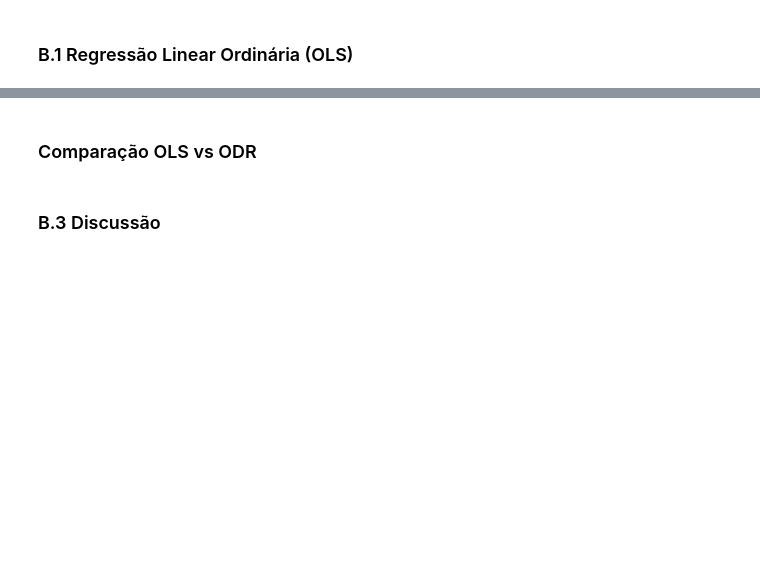
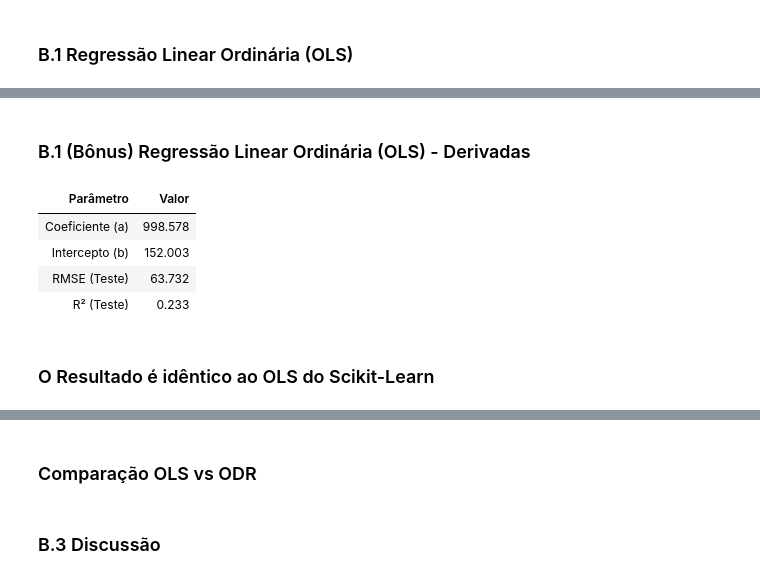
Before and after one commit to Asteriuz/CP1-IA, a Jupyter notebook: cp1-IA.ipynb, the cells around one changed output, grey strips where cells are left out. Drawn from its saved outputs; the diff is of its cells as text; code cells hidden in the pictures; blank space fills up the shorter version.

```diff
--- a/cp1-IA.ipynb
+++ b/cp1-IA.ipynb
@@ -393,0 +463,25 @@ $$\mathcal{L}(m, b) = \sum_i \frac{(m x_i - y_i + b)^2}{m^2 + 1}$$
+# %% [markdown]
+### B.1 (Bônus) Regressão Linear Ordinária (OLS) - Derivadas
+# %%
+def derivadas(x, y):
+    a = np.sum((x - np.mean(x)) * (y - np.mean(y))) / np.sum((x - np.mean(x)) ** 2)
+    b = np.mean(y) - a * np.mean(x)
+    return a, b
+
+
+a_deriv, b_deriv = derivadas(X_train_bmi.flatten(), y_train_bmi)
+
+y_pred_test_deriv = a_deriv * X_test_bmi.flatten() + b_deriv
+y_pred_all_deriv = a_deriv * X_bmi.flatten() + b_deriv
+
+df_deriv = avaliar_modelo_ols(y_test_bmi, y_pred_test_deriv, a_deriv, b_deriv)
+display(format_df_left(df_deriv, "Parâmetro", casas_decimais=3))
+
+display(Markdown("### O Resultado é idêntico ao OLS do Scikit-Learn"))
+# %% [output]
+| Parâmetro | Valor |
+| Coeficiente (a) | 998.578 |
+| Intercepto (b) | 152.003 |
+| RMSE (Teste) | 63.732 |
+| R² (Teste) | 0.233 |
+### O Resultado é idêntico ao OLS do Scikit-Learn
```
Also changed, not shown: parts of 18 cells of this notebook, 2 other files.
